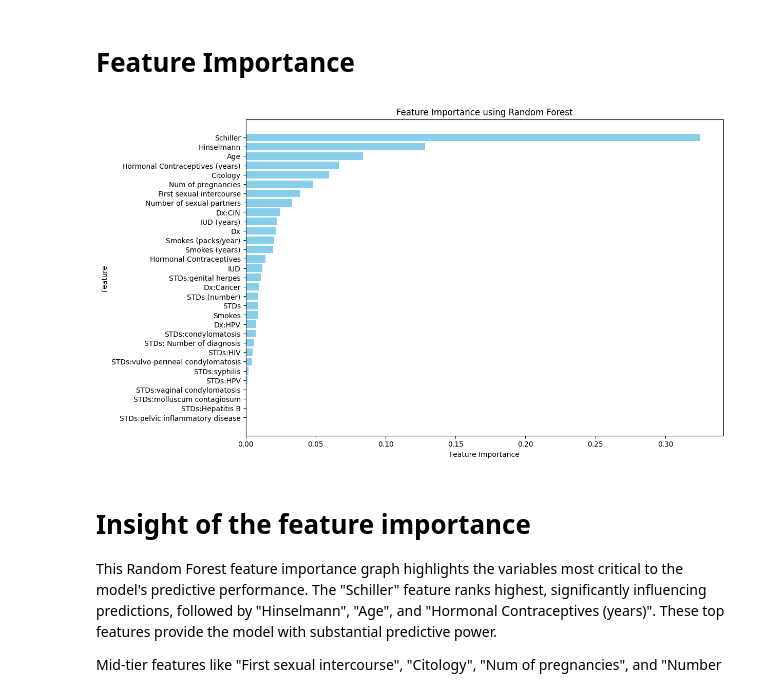
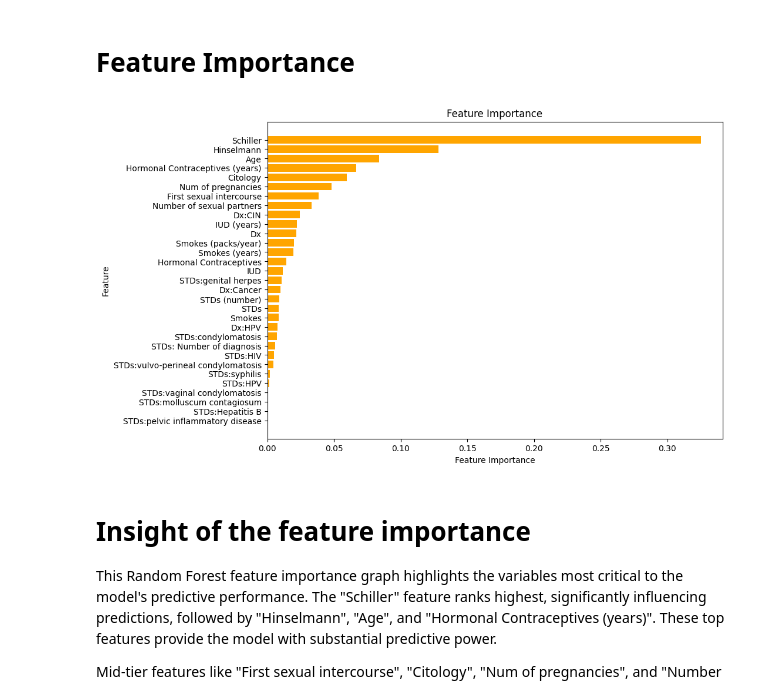
Before and after one commit to va22abb/Msc-Data-Project-Comparative-study-of-machine-learning-algorithms-in-predicting-cervical-cancer, a Jupyter notebook: Final_Project_Cervical_Cancer_Code.ipynb, the cells around one changed output. Drawn from its saved outputs; the diff is of its cells as text; code cells hidden in the pictures.

```diff
--- a/Final_Project_Cervical_Cancer_Code.ipynb
+++ b/Final_Project_Cervical_Cancer_Code.ipynb
@@ -397,30 +399,30 @@ cc_data.head()
 # %%
 # Dropping the target variable and defining input features (X) and the target (y) for prediction
 X = cc_data.drop(columns=['Biopsy'])
 y = cc_data['Biopsy']
 
 # Initializing and training the Random Forest model on the dataset
 fi_model = RandomForestClassifier(random_state=42)
 fi_model.fit(X, y)
 
 # Getting feature importances values into a dataframe for easier use
 importances = fi_model.feature_importances_
 feature_names = X.columns
 
 # Creating a feature importances into dataFrame for easier visualization
-feature_importances = pd.DataFrame({'feature': feature_names, 'importance': importances})
-feature_importances = feature_importances.sort_values(by='importance', ascending=False)
+cancer_feature_impor = pd.DataFrame({'feature': feature_names, 'importance': importances})
+cancer_feature_impor = cancer_feature_impor.sort_values(by='importance', ascending=False)
 
 # Plotting feature importances to highlight key predictive factors in the model
-plt.figure(figsize=(12, 8))
-plt.barh(feature_importances['feature'], feature_importances['importance'], color='skyblue')
+plt.figure(figsize=(10, 7))
+plt.barh(cancer_feature_impor['feature'], cancer_feature_impor['importance'], color='orange')
 plt.xlabel("Feature Importance")
 plt.ylabel("Feature")
-plt.title("Feature Importance using Random Forest")
+plt.title("Feature Importance")
 plt.gca().invert_yaxis()
 plt.show()
 # %% [output]
-[figure, old version]
+[figure, new version]
 # %% [markdown]
 # **Insight of the feature importance**
 This Random Forest feature importance graph highlights the variables most critical to the model's predictive performance. The "Schiller" feature ranks highest, significantly influencing predictions, followed by "Hinselmann", "Age", and "Hormonal Contraceptives (years)". These top features provide the model with substantial predictive power.
```
Also changed, not shown: parts of 44 cells of this notebook.
